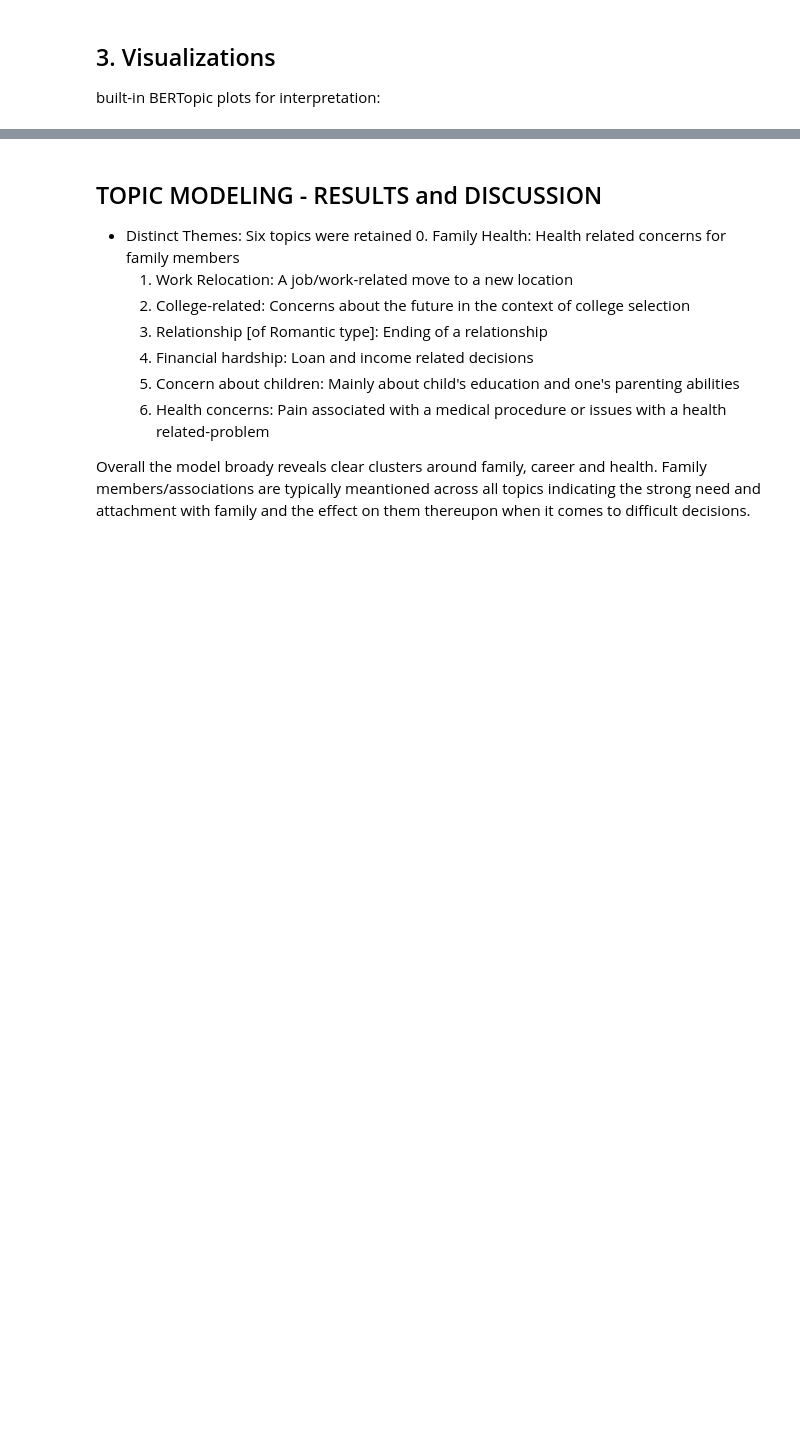
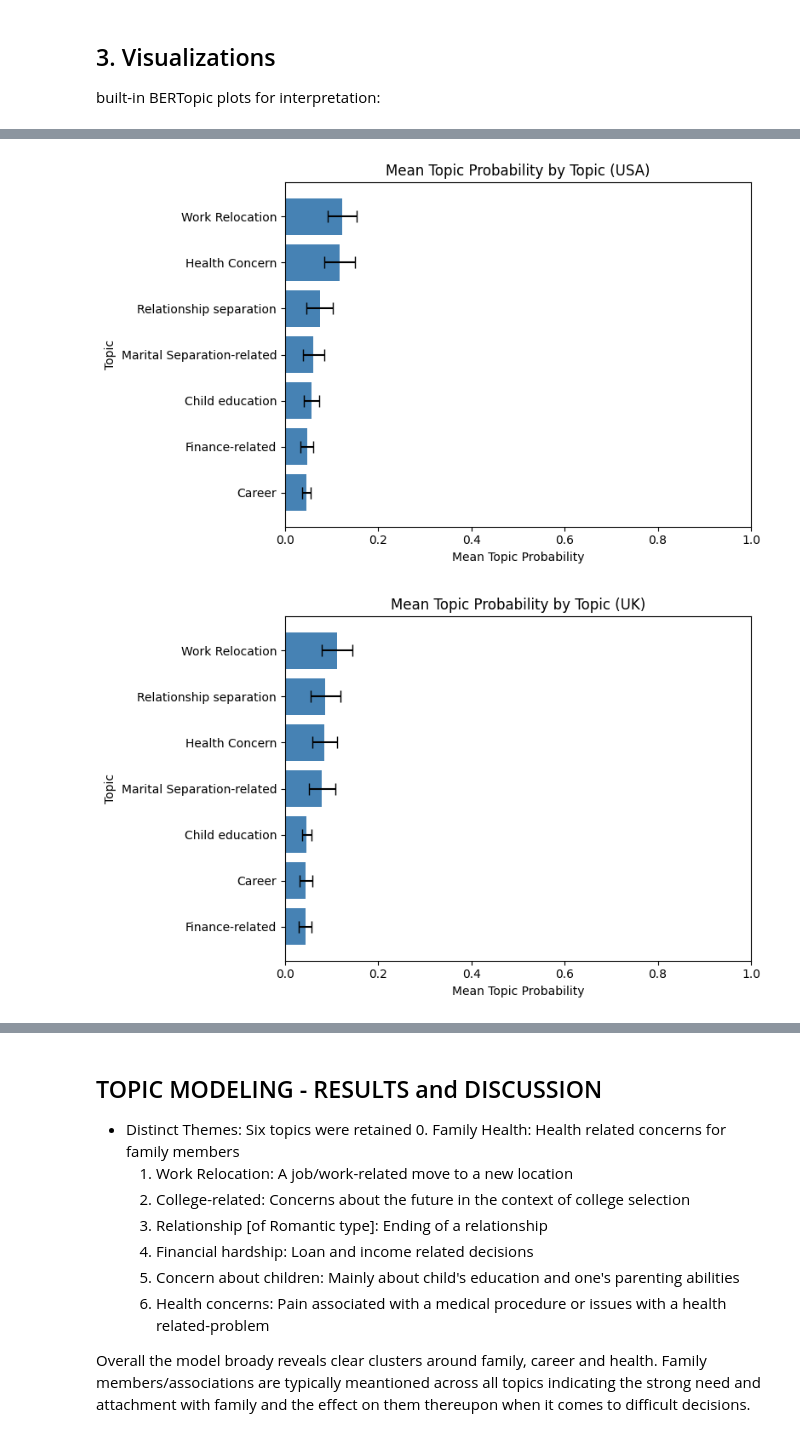
Before and after one commit to vvader24/WJC, a Jupyter notebook: Vinita/Study1_final.ipynb, the cells around one changed output, grey strips where cells are left out. Cells and saved outputs as stored; diff of their text form; code cells hidden in the pictures; blank space fills up the shorter version.

```diff
--- a/Vinita/Study1_final.ipynb
+++ b/Vinita/Study1_final.ipynb
@@ -958,0 +1137,37 @@ fig5.show()
+# %%
+import numpy as np
+
+import matplotlib.pyplot as plt
+
+# --- Plot: For each country, show mean topic probability for all topics, sorted descending ---
+
+# Use topic_labels if available, else fallback to "Topic {t}"
+topic_labels_full = topic_labels if len(topic_labels) == n_topics else [f"Topic {t}" for t in range(n_topics)]
+
+for country in merged_df['country'].unique():
+    # Compute mean topic probability for this country
+    means = []
+    cis = []
+    for t in range(n_topics):
+        colname = f"topic_prob_{t}"
+        vals = merged_df.loc[merged_df['country'] == country, colname].dropna()
+        means.append(vals.mean())
+        cis.append(1.96 * vals.sem() if len(vals) > 1 else 0)
+    # Sort topics by mean descending
+    sorted_idx = np.argsort(means)[::-1]
+    sorted_means = np.array(means)[sorted_idx]
+    sorted_cis = np.array(cis)[sorted_idx]
+    sorted_labels = [topic_labels_full[i] for i in sorted_idx]
+
+    plt.figure(figsize=(8, 5))
+    plt.barh(sorted_labels, sorted_means, xerr=sorted_cis, color="steelblue", capsize=5)
+    plt.gca().invert_yaxis()
+    plt.title(f"Mean Topic Probability by Topic ({country})")
+    plt.xlabel("Mean Topic Probability")
+    plt.ylabel("Topic")
+    plt.xlim(0, 1)
+    plt.tight_layout()
+    plt.show()
+# %% [output]
+[figure, added]
+[figure, added]
```
Also changed, not shown: parts of 7 cells of this notebook.
